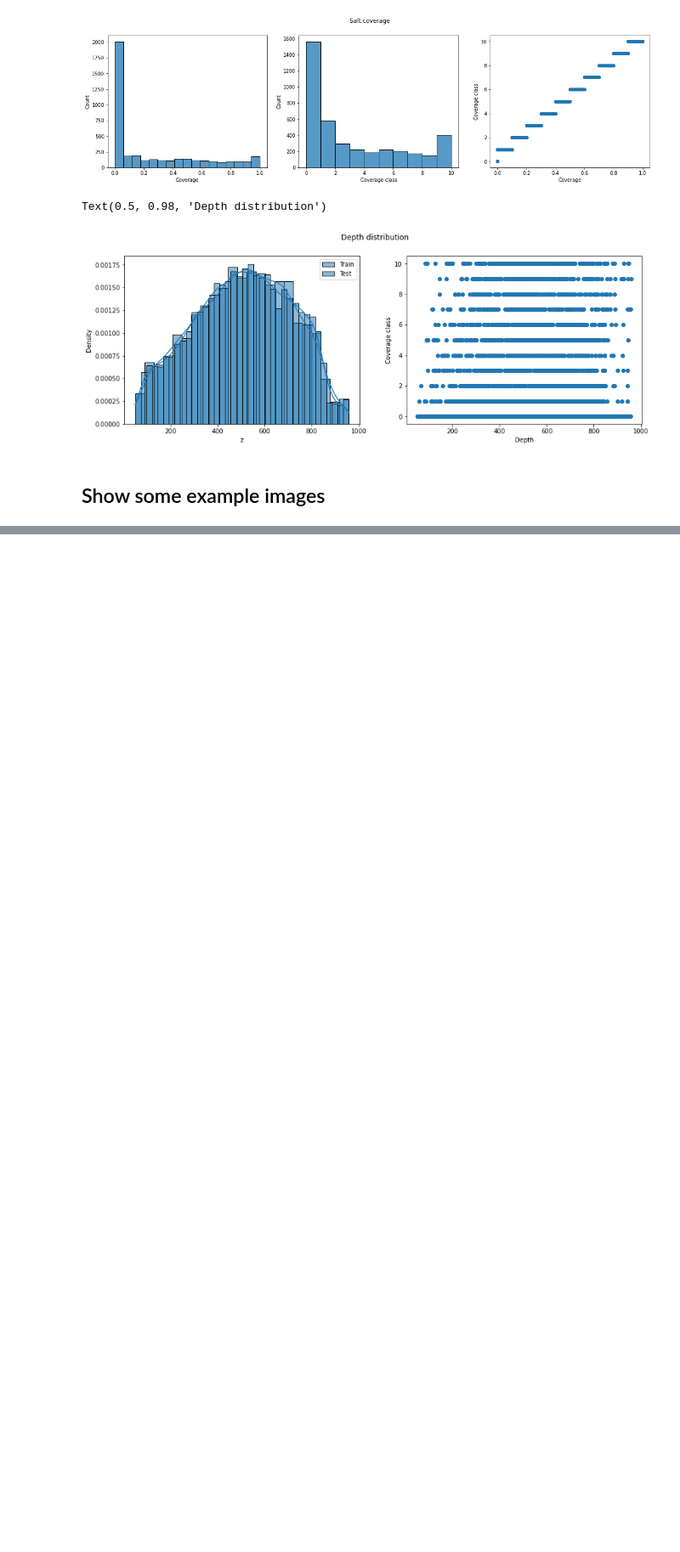
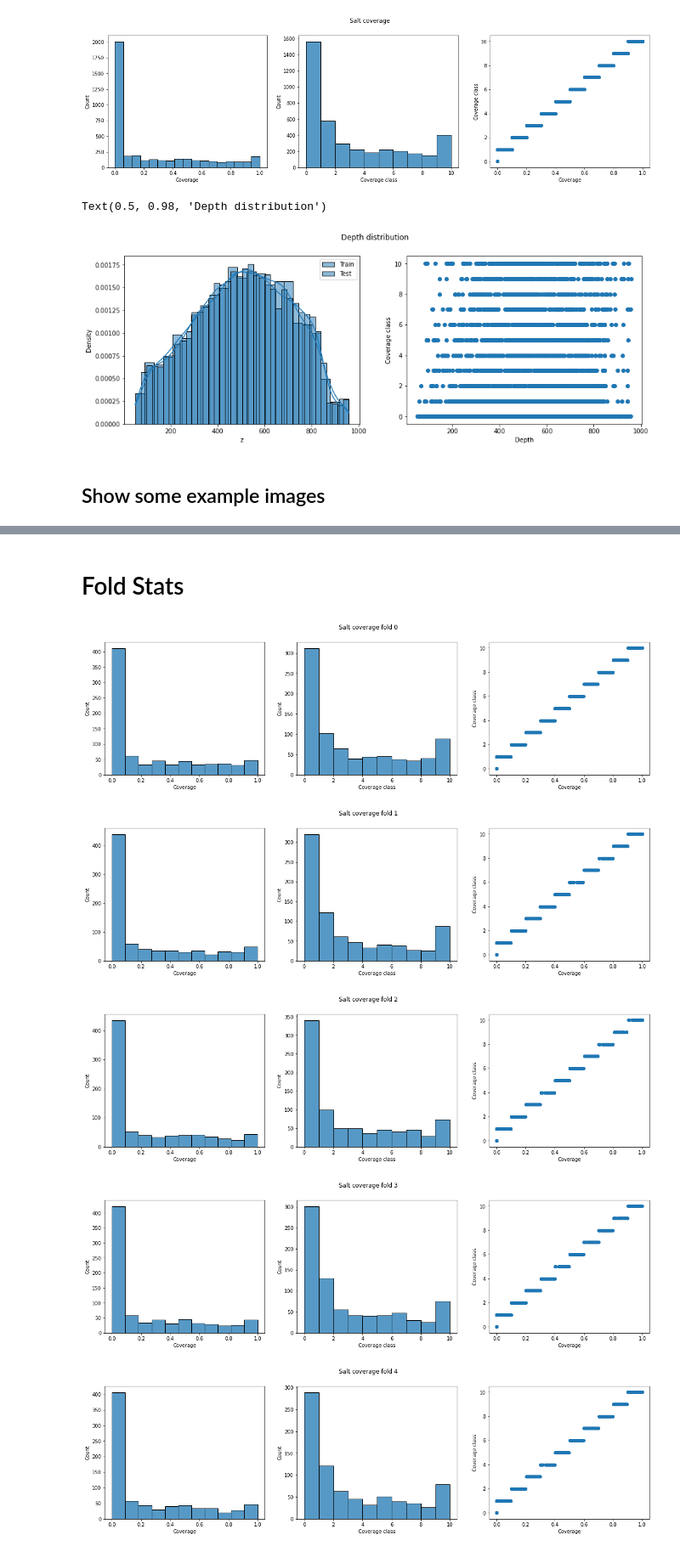
Before and after one commit to NNHieu/INT3405_TGSSalt, a Jupyter notebook: notebooks/EDA.ipynb, the cells around one changed output, grey strips where cells are left out. Shown: that part at 85% size. Cells and saved outputs as stored; diff of their text form; code cells hidden in the pictures; blank space fills up the shorter version.

```diff
--- a/notebooks/EDA.ipynb
+++ b/notebooks/EDA.ipynb
@@ -47,4 +68,15 @@ def cov_to_class(val):
         if val * 10 <= i :
             return i
 train_df["coverage_class"] = train_df.coverage.map(cov_to_class)
+# %%
+def plot_coverage(df, suptitle="Salt coverage"):
+    fig, axs = plt.subplots(1, 3, figsize=(20,5))
+    sns.histplot(df.coverage, kde=False, ax=axs[0])
+    sns.histplot(df.coverage_class, bins=10, kde=False, ax=axs[1])
+    plt.suptitle(suptitle)
+    axs[0].set_xlabel("Coverage")
+    axs[1].set_xlabel("Coverage class")
+    axs[2].scatter(df.coverage, df.coverage_class)
+    axs[2].set_xlabel("Coverage")
+    axs[2].set_ylabel("Coverage class")
 # %%
@@ -109,0 +133,14 @@ plot_images(3000, 50, 20)
+# %% [markdown]
+# Fold Stats
+# %%
+plot_coverage(train_df.loc[train_df.fold==0], suptitle='Salt coverage fold 0')
+plot_coverage(train_df.loc[train_df.fold==1], suptitle='Salt coverage fold 1')
+plot_coverage(train_df.loc[train_df.fold==2], suptitle='Salt coverage fold 2')
+plot_coverage(train_df.loc[train_df.fold==3], suptitle='Salt coverage fold 3')
+plot_coverage(train_df.loc[train_df.fold==4], suptitle='Salt coverage fold 4')
+# %% [output]
+[figure, added]
+[figure, added]
+[figure, added]
+[figure, added]
+[figure, added]
```
Also changed, not shown: parts of 10 cells of this notebook, 7 other files.
